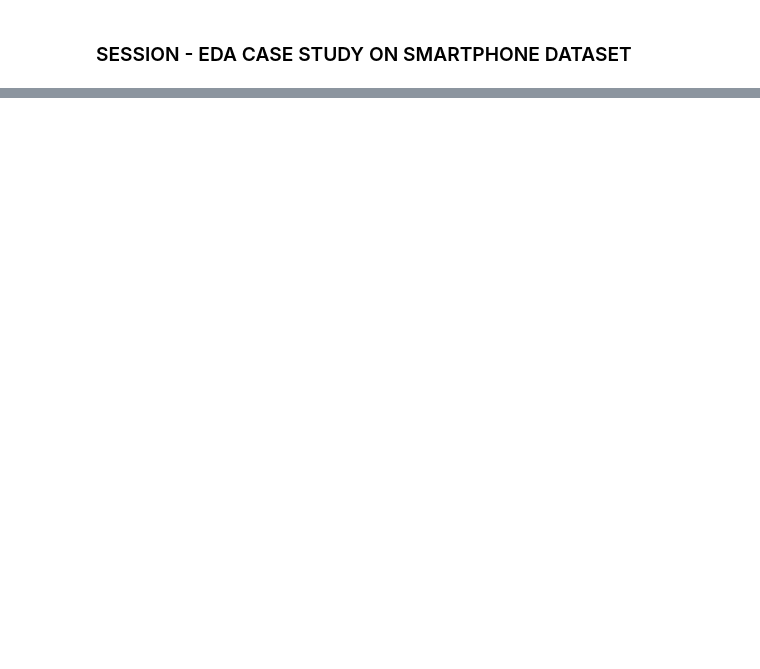
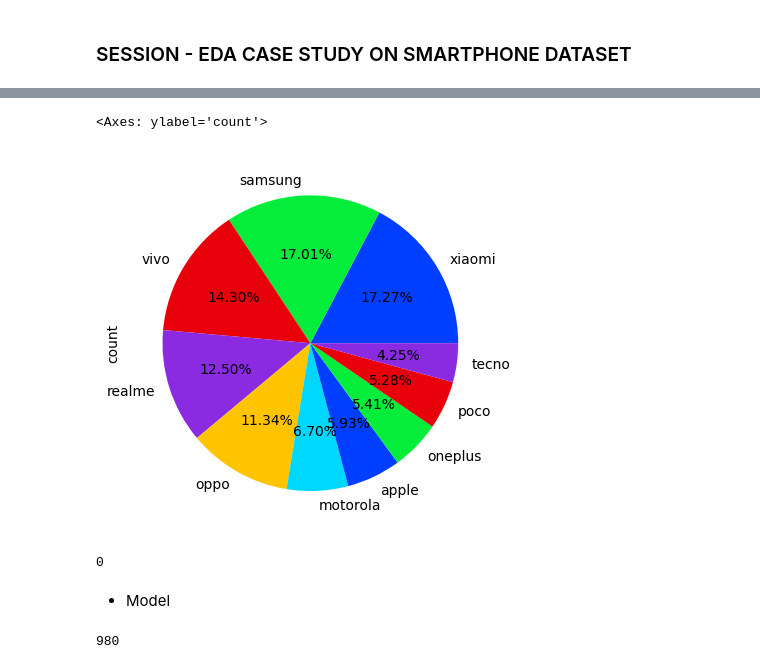
Before and after one commit to akashpagi/DATA-ANALYSIS-FOR-DATA-SCIENCE, a Jupyter notebook: SESSION - EDA CASE STUDY ON SMARTPHONE DATASET.ipynb, the cells around one changed output, grey strips where cells are left out. Cells and saved outputs as stored; diff of their text form; code cells hidden in the pictures; blank space fills up the shorter version.

```diff
--- a/SESSION - EDA CASE STUDY ON SMARTPHONE DATASET.ipynb
+++ b/SESSION - EDA CASE STUDY ON SMARTPHONE DATASET.ipynb
@@ -25,0 +79,17 @@ df.head()
+# %%
+df['brand_name'].value_counts().head(10).plot(kind='pie', autopct='%0.2f%%')
+# %% [output]
+<Axes: ylabel='count'>
+[figure, added]
+# %%
+# count of missing values
+df['brand_name'].isnull().sum()
+# %% [output]
+0
+# %% [markdown]
+- Model
+# %%
+# model - it helps to find outlier and it is act as supporter column
+df['model'].nunique()
+# %% [output]
+980
```
Also changed, not shown: parts of 87 cells of this notebook.
